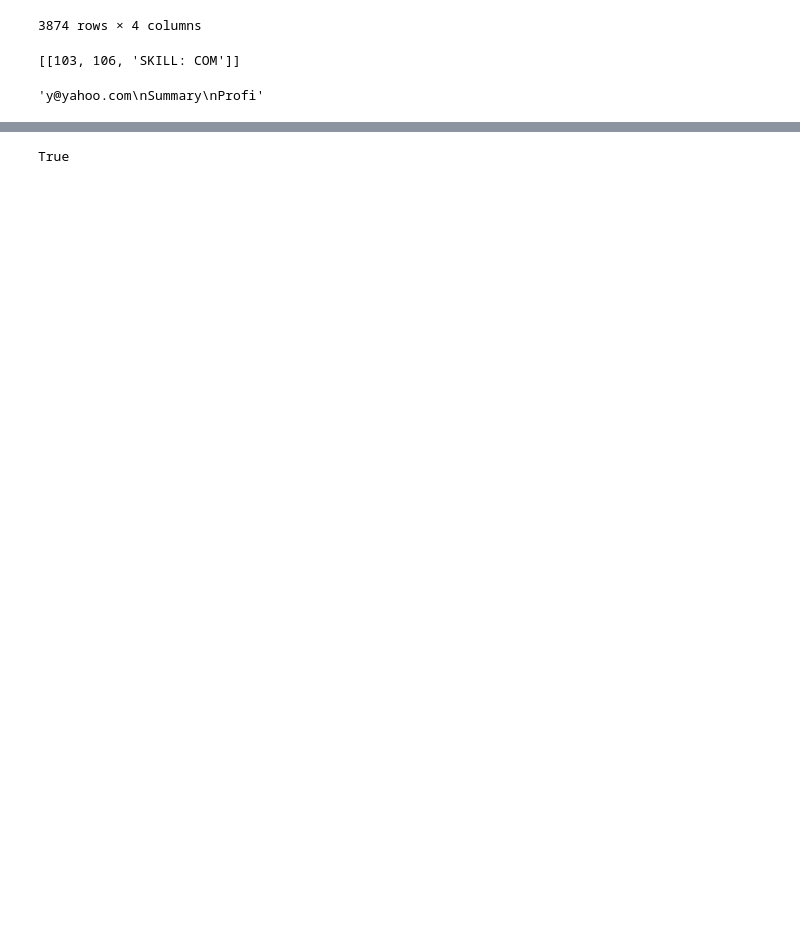
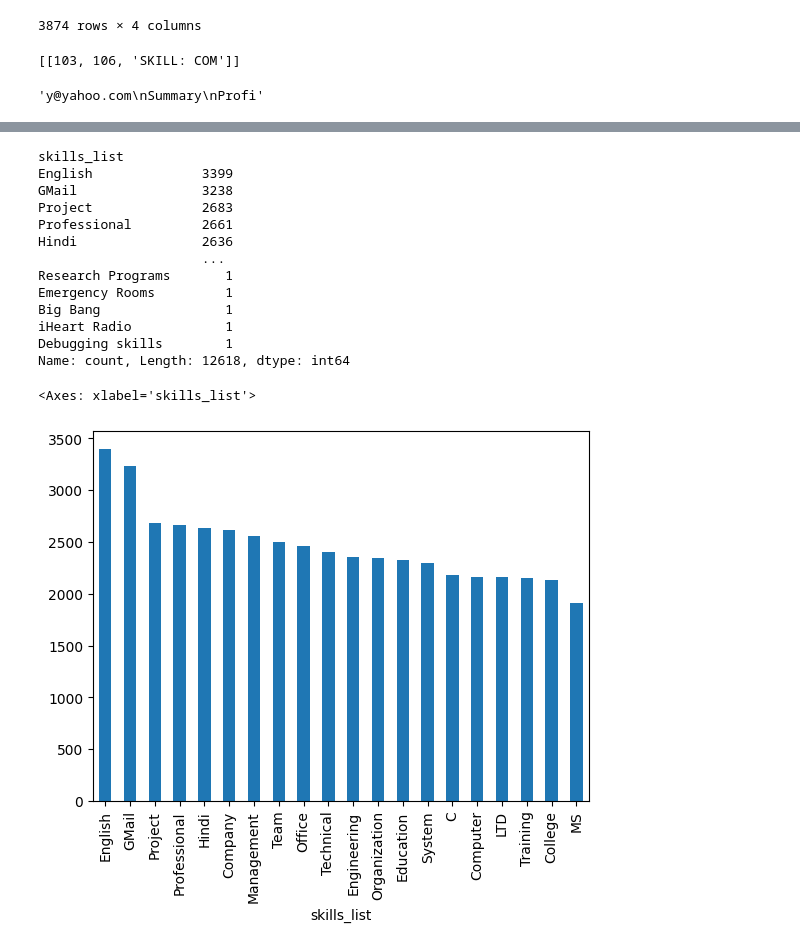
Before and after one commit to danielpiresribeiro123-code/cv_analyser_research, a Jupyter notebook: EDA_raw.ipynb, the cells around one changed output, grey strips where cells are left out. Cells and saved outputs as stored; diff of their text form; code cells hidden in the pictures; blank space fills up the shorter version.

```diff
--- a/EDA_raw.ipynb
+++ b/EDA_raw.ipynb
@@ -213,3 +214,9 @@ x=df_skills[df_skills["skills_list"].apply(lambda x: "SKILL: COM" in x)]
 df_skills["text"][2][95:120]
 # %% [output]
 'y@yahoo.com\nSummary\nProfi'
+# %%
+#Remover Prefixo "Skill"
+
+df_skills['skills_list'] = df_skills['skills_list'].apply(
+    lambda x: [item.split(': ')[-1] if ': ' in item else item for item in x]
+)
@@ -218,5 +250,50 @@ import nltk
 from nltk.corpus import stopwords
 
 nltk.download('stopwords', quiet=True)
+
+def clean_skills_text(skills_list):
+    stop_words = set(stopwords.words('english'))
+    cleaned_list = []
+    for skill in skills_list:
+
+        words = skill.split()
+        filtered_words = [w for w in words if w.lower() not in stop_words]
+        cleaned_skill = " ".join(filtered_words).strip()
+        if cleaned_skill:
+            cleaned_list.append(cleaned_skill)
+
+    return cleaned_list
+
+df_skills['skills_list'] = df_skills['skills_list'].apply(clean_skills_text)
+
+df_skills['skills_list'] = df_skills['skills_list'].apply(lambda x: list(set(x)))
-# %% [output]
-True
+# %%
+blacklist = {"COM", "Skills" , "personal","information", "knowledge", "process", "skills", "can", "work", "marital status", "nationality", "com", "languages", "board", "email", "qualification","activities"}
+
+df_skills['skills_list'] = df_skills['skills_list'].apply(
+    lambda lista: [s for s in lista if s.lower() not in blacklist]
+)
+# %%
+skill_counts = df_skills["skills_list"].apply(set).explode().value_counts()
+
+print(skill_counts)
+
+skill_counts.head(20).plot(kind='bar')
+
+#Removemos conectores(e.g "is") e outras skills que não eram relevantes"
+# %% [output]
+skills_list
+English              3399
+GMail                3238
+Project              2683
+Professional         2661
+Hindi                2636
+                     ...
+Research Programs       1
+Emergency Rooms         1
+Big Bang                1
+iHeart Radio            1
+Debugging skills        1
+Name: count, Length: 12618, dtype: int64
+<Axes: xlabel='skills_list'>
+[figure, added]
```
Also changed, not shown: parts of 9 cells of this notebook, 6 other files.
